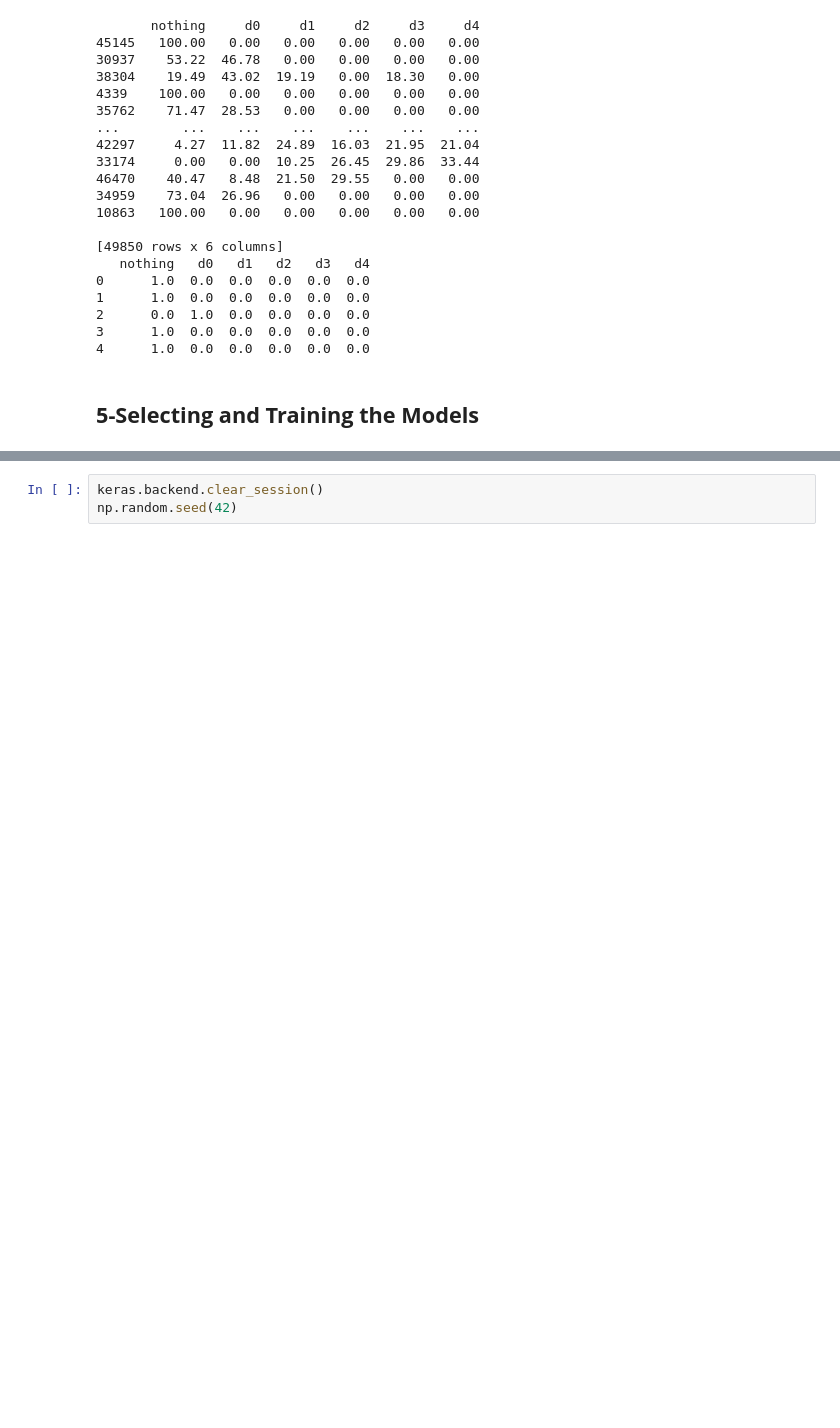
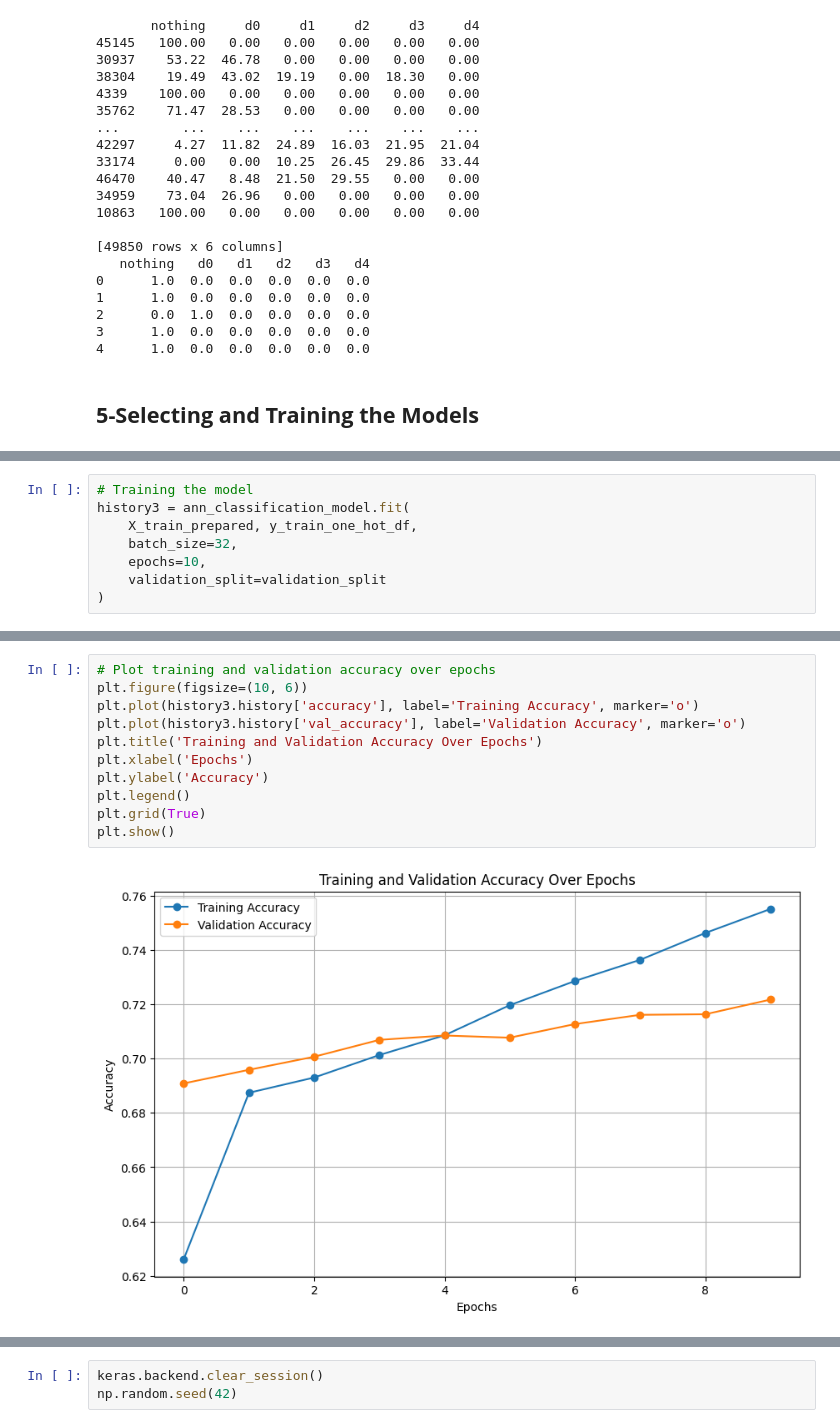
Before and after one commit to Tazering/FakeMind-ML4VA-Project, a Jupyter notebook: FakeMind_ML4VA.ipynb, the cells around one changed output, grey strips where cells are left out. Saved outputs shown, nothing was run; the diff lists cells and outputs as text; blank space fills up the shorter version.

```diff
--- a/FakeMind_ML4VA.ipynb
+++ b/FakeMind_ML4VA.ipynb
@@ -370,0 +466,8 @@ Epoch 14/14
+# %%
+# Training the model
+history3 = ann_classification_model.fit(
+    X_train_prepared, y_train_one_hot_df,
+    batch_size=32,
+    epochs=10,
+    validation_split=validation_split
+)
@@ -370,0 +495,13 @@ Epoch 14/14
+# %%
+# Plot training and validation accuracy over epochs
+plt.figure(figsize=(10, 6))
+plt.plot(history3.history['accuracy'], label='Training Accuracy', marker='o')
+plt.plot(history3.history['val_accuracy'], label='Validation Accuracy', marker='o')
+plt.title('Training and Validation Accuracy Over Epochs')
+plt.xlabel('Epochs')
+plt.ylabel('Accuracy')
+plt.legend()
+plt.grid(True)
+plt.show()
+# %% [output]
+[figure, added]
```
Also changed, not shown: parts of 16 cells of this notebook.
